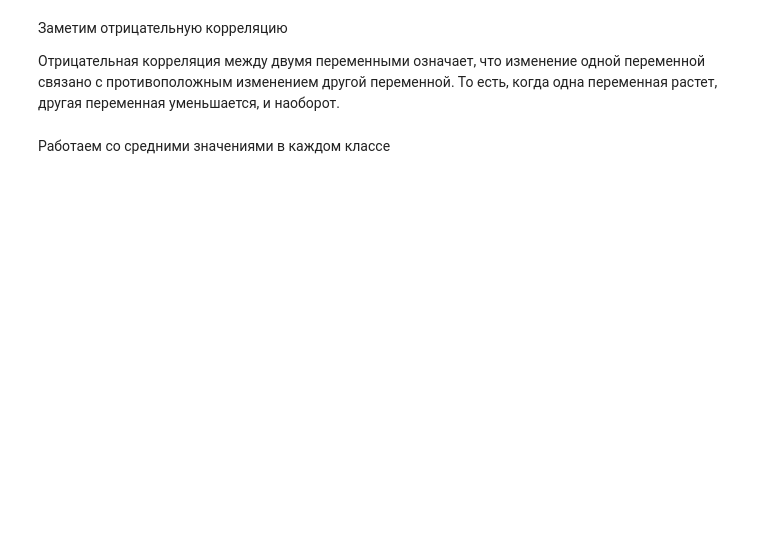
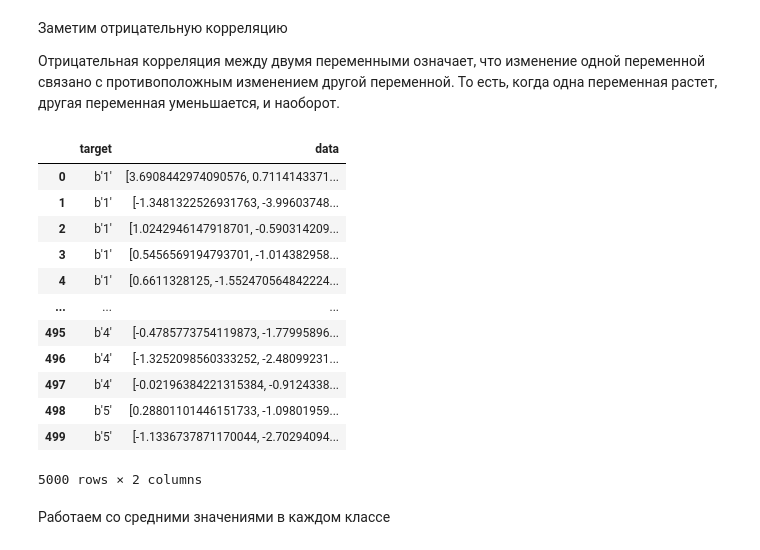
Before and after one commit to GoreevArtem/ecg, a Jupyter notebook: ECG 5000.ipynb, the cells around one changed output. Cells and saved outputs as stored; diff of their text form; code cells hidden in the pictures; blank space fills up the shorter version.

```diff
--- a/ECG 5000.ipynb
+++ b/ECG 5000.ipynb
@@ -109,6 +108,22 @@ df = DataFrame()
 # %%
+df = DataFrame()
 df["target"] = dataset["target"]
 df["data"] = dataset.iloc[:, :-1].values.astype(float32).tolist()
+df
+# %% [output]
+|  | target | data |
+| 0 | b'1' | [3.6908442974090576, 0.7114143371... |
+| 1 | b'1' | [-1.3481322526931763, -3.99603748... |
+| 2 | b'1' | [1.0242946147918701, -0.590314209... |
+| 3 | b'1' | [0.5456569194793701, -1.014382958... |
+| 4 | b'1' | [0.6611328125, -1.552470564842224... |
+| ... | ... | ... |
+| 495 | b'4' | [-0.4785773754119873, -1.77995896... |
+| 496 | b'4' | [-1.3252098560333252, -2.48099231... |
+| 497 | b'4' | [-0.02196384221315384, -0.9124338... |
+| 498 | b'5' | [0.28801101446151733, -1.09801959... |
+| 499 | b'5' | [-1.1336737871170044, -2.70294094... |
+5000 rows × 2 columns
 # %% [markdown]
 Работаем со средними значениями в каждом классе
 # %%
```
Also changed, not shown: parts of 9 cells of this notebook.
